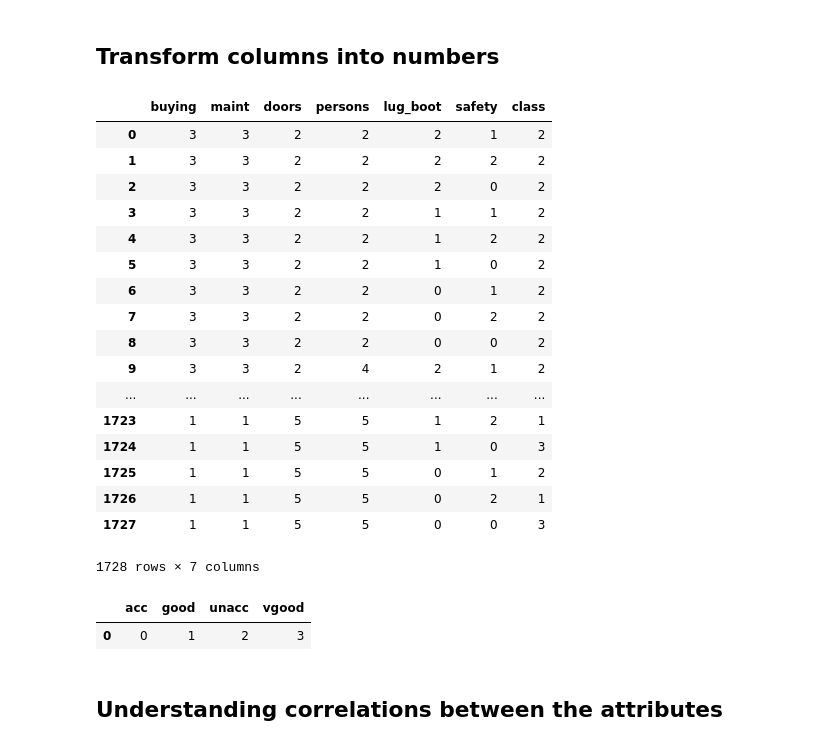
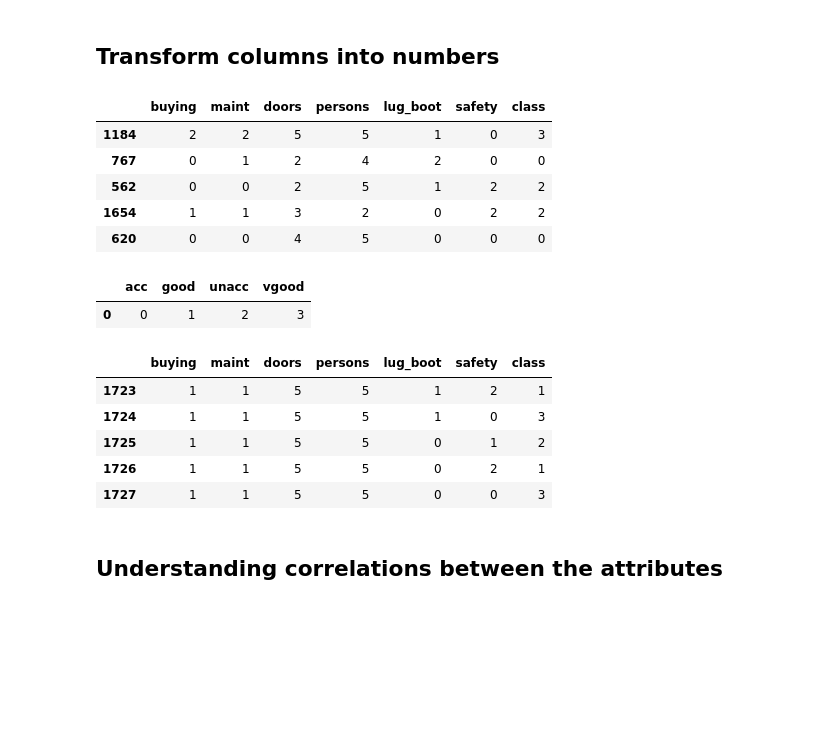
Before and after one commit to gultekingokhan/car-evaluation, a Jupyter notebook: Car Evaluation - Data Analysis and Prediction.ipynb, the cells around one changed output. Drawn from its saved outputs; the diff is of its cells as text; code cells hidden in the pictures; blank space fills up the shorter version.

```diff
--- a/Car Evaluation - Data Analysis and Prediction.ipynb
+++ b/Car Evaluation - Data Analysis and Prediction.ipynb
@@ -71,41 +71,29 @@ df_with_columns.head()
 # %%
 # Transform
 label_encoder = preprocessing.LabelEncoder()
 
 def transform_column(name):
     df_with_columns[name] = label_encoder.fit_transform(df_with_columns[name])
 
 transform_column("buying")
 transform_column("maint")
 transform_column("lug_boot")
 transform_column("safety")
 
 transform_column("class")
 
 # Reaplace "more" values to numbers
 df_with_columns["doors"] = df_with_columns["doors"].replace("5more", 5)
 df_with_columns["persons"] = df_with_columns["persons"].replace("more", 5)
 
-df_with_columns
+df_with_columns.sample(5)
 # %% [output]
 |  | buying | maint | doors | persons | lug_boot | safety | class |
-| 0 | 3 | 3 | 2 | 2 | 2 | 1 | 2 |
-| 1 | 3 | 3 | 2 | 2 | 2 | 2 | 2 |
-| 2 | 3 | 3 | 2 | 2 | 2 | 0 | 2 |
-| 3 | 3 | 3 | 2 | 2 | 1 | 1 | 2 |
-| 4 | 3 | 3 | 2 | 2 | 1 | 2 | 2 |
-| 5 | 3 | 3 | 2 | 2 | 1 | 0 | 2 |
-| 6 | 3 | 3 | 2 | 2 | 0 | 1 | 2 |
-| 7 | 3 | 3 | 2 | 2 | 0 | 2 | 2 |
-| 8 | 3 | 3 | 2 | 2 | 0 | 0 | 2 |
-| 9 | 3 | 3 | 2 | 4 | 2 | 1 | 2 |
-| ... | ... | ... | ... | ... | ... | ... | ... |
-| 1723 | 1 | 1 | 5 | 5 | 1 | 2 | 1 |
-| 1724 | 1 | 1 | 5 | 5 | 1 | 0 | 3 |
-| 1725 | 1 | 1 | 5 | 5 | 0 | 1 | 2 |
-| 1726 | 1 | 1 | 5 | 5 | 0 | 2 | 1 |
-| 1727 | 1 | 1 | 5 | 5 | 0 | 0 | 3 |
+| 1184 | 2 | 2 | 5 | 5 | 1 | 0 | 3 |
+| 767 | 0 | 1 | 2 | 4 | 2 | 0 | 0 |
+| 562 | 0 | 0 | 2 | 5 | 1 | 2 | 2 |
+| 1654 | 1 | 1 | 3 | 2 | 0 | 2 | 2 |
+| 620 | 0 | 0 | 4 | 5 | 0 | 0 | 0 |
-1728 rows × 7 columns
 # %%
 # Class value mapping
 le_name_mapping = pd.DataFrame(dict(zip(label_encoder.classes_, label_encoder.transform(label_encoder.classes_))), index=[0])
@@ -113,6 +101,15 @@ le_name_mapping
 # %% [output]
 |  | acc | good | unacc | vgood |
 | 0 | 0 | 1 | 2 | 3 |
+# %%
+df_with_columns.tail()
+# %% [output]
+|  | buying | maint | doors | persons | lug_boot | safety | class |
+| 1723 | 1 | 1 | 5 | 5 | 1 | 2 | 1 |
+| 1724 | 1 | 1 | 5 | 5 | 1 | 0 | 3 |
+| 1725 | 1 | 1 | 5 | 5 | 0 | 1 | 2 |
+| 1726 | 1 | 1 | 5 | 5 | 0 | 2 | 1 |
+| 1727 | 1 | 1 | 5 | 5 | 0 | 0 | 3 |
 # %%
 X = df_with_columns.drop(columns=["class"])
 y = df_with_columns.drop(columns=["buying", "maint", "doors", "persons", "lug_boot", "safety"])
```
Also changed, not shown: parts of 3 cells of this notebook.
